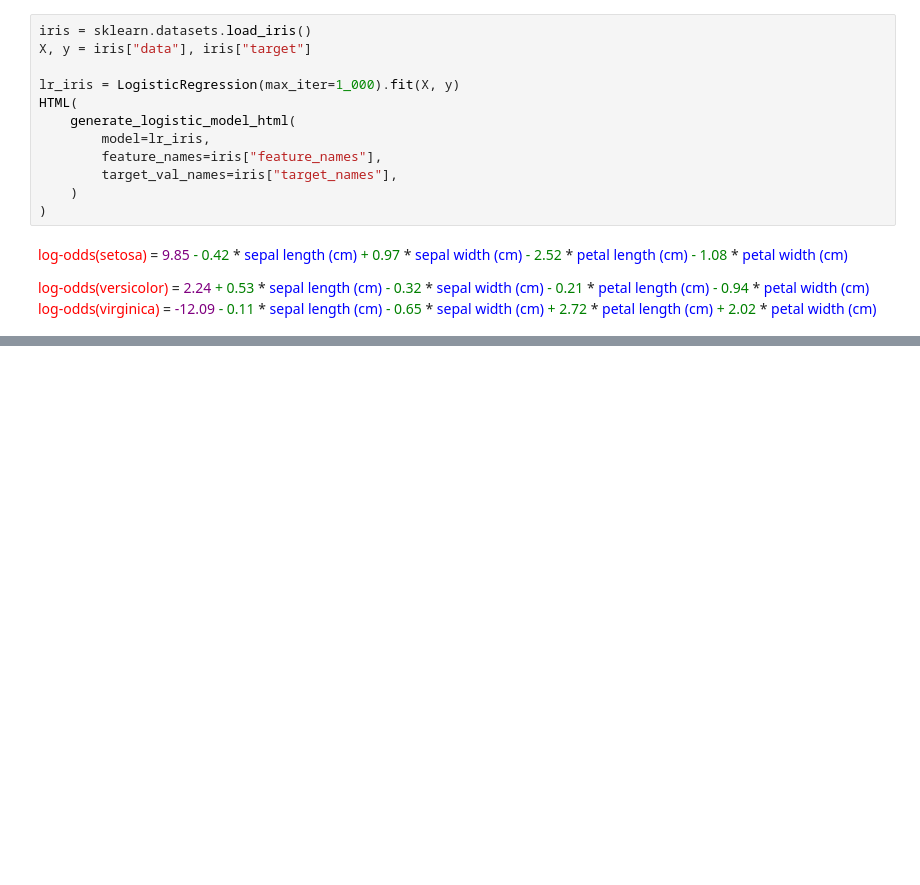
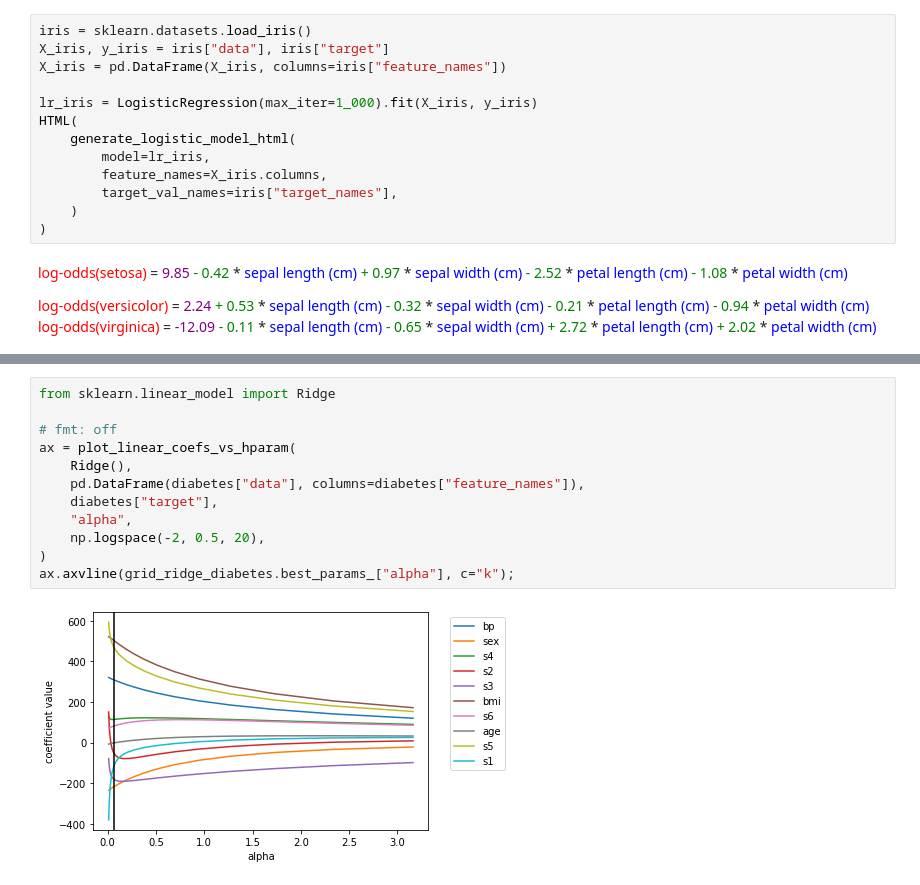
Before and after one commit to gsganden/model_inspector, a Jupyter notebook: 00_inspect.ipynb, the cells around one changed output, grey strips where cells are left out. Saved outputs shown, nothing was run; the diff lists cells and outputs as text; blank space fills up the shorter version.

```diff
--- a/00_inspect.ipynb
+++ b/00_inspect.ipynb
@@ -117,13 +121,14 @@ def generate_logistic_model_html(
     return model_string
 # %%
 iris = sklearn.datasets.load_iris()
-X, y = iris["data"], iris["target"]
+X_iris, y_iris = iris["data"], iris["target"]
+X_iris = pd.DataFrame(X_iris, columns=iris["feature_names"])
 
-lr_iris = LogisticRegression(max_iter=1_000).fit(X, y)
+lr_iris = LogisticRegression(max_iter=1_000).fit(X_iris, y_iris)
 HTML(
     generate_logistic_model_html(
         model=lr_iris,
-        feature_names=iris["feature_names"],
+        feature_names=X_iris.columns,
         target_val_names=iris["target_names"],
     )
 )
@@ -133,0 +183,14 @@ log-odds(virginica) = -12.09 - 0.11 * sepal length (cm) - 0.65 * sepal width (cm
+# %%
+from sklearn.linear_model import Ridge
+
+# fmt: off
+ax = plot_linear_coefs_vs_hparam(
+    Ridge(),
+    pd.DataFrame(diabetes["data"], columns=diabetes["feature_names"]),
+    diabetes["target"],
+    "alpha",
+    np.logspace(-2, 0.5, 20),
+)
+ax.axvline(grid_ridge_diabetes.best_params_["alpha"], c="k");
+# %% [output]
+[figure, added]
```
Also changed, not shown: parts of 13 cells of this notebook, 4 other files.
